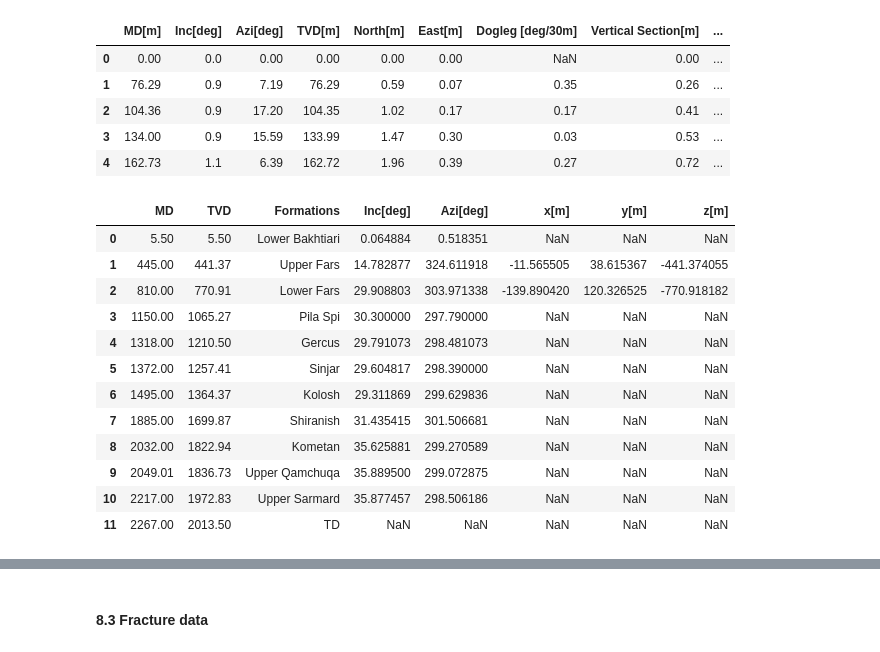
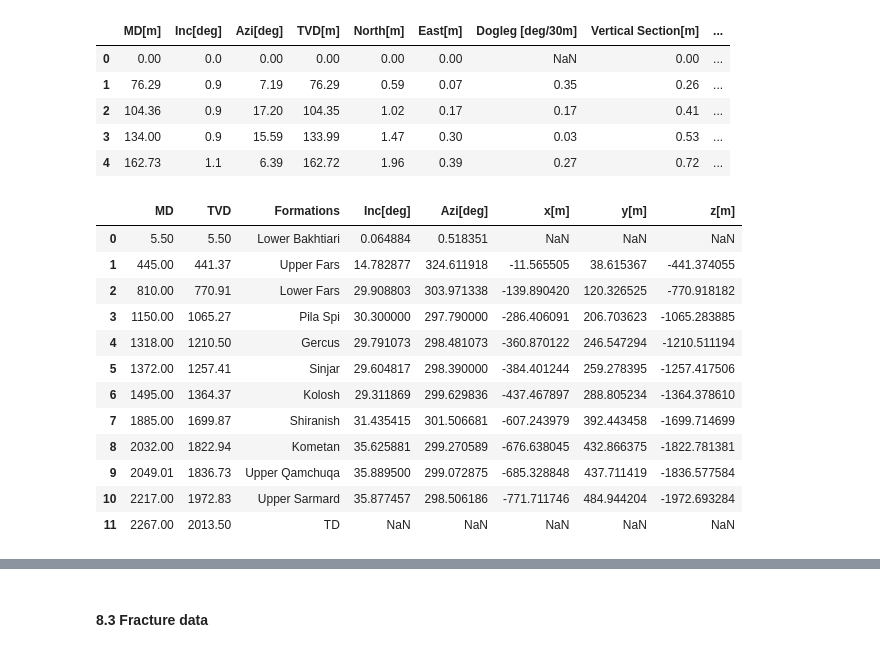
Before and after one commit to Zabamund/fracture-SFA, a Jupyter notebook: notebooks/SFA_Notebook.ipynb, the cells around one changed output, grey strips where cells are left out. Saved outputs shown, nothing was run; the diff lists cells and outputs as text; code cells hidden in the pictures.

Commit message:
moved function to utils

```diff
--- a/notebooks/SFA_Notebook.ipynb
+++ b/notebooks/SFA_Notebook.ipynb
@@ -203,41 +203,6 @@ survey_edt[39:42]
 survey_info['Survey Info'][0]
 # %% [output]
 "All data is in Metres unless otherwise stated\r\nCoordinates are from Installation MD's are from Rig and TVD's are from Rig ( Actual Datum #1 430.1m above Mean Sea Level )\r\nVertical Section is from ...
-# %%
-def mdia_to_xyz_minCurve(deviation):
-    """
-    A function to convert a well deviation (path of csv file) given in MD[m], incl[deg], azi[deg]
-    into an xyz array with x[m], y[m], z[m] using the minimum curvature method
-    according to: [drillingformulas.com](http://bit.ly/2MNp7U0)
-    """
-    # read data
-    data = pd.read_csv(deviation, sep=',', header='infer')
-    # clean data
-    data.drop(columns=['Unnamed: 0'], inplace=True)
-    # add columns needed for calculations
-    data['Dogleg_rad [rad/30m]'] = np.radians(data['Dogleg [deg/30m]'])
-    data['RatioFactor'] = (2 / data['Dogleg_rad [rad/30m]']) * np.tan(data['Dogleg_rad [rad/30m]'] / 2)
-    print(data['RatioFactor'][39:42])
-    data['RatioFactor'].replace(np.nan, 1, inplace=True)
-    print(data['RatioFactor'][39:42])
-    # calculate intervals
-    delta_MD = np.array(data['MD[m]'][1:]) - np.array(data['MD[m]'][:-1])
-    # get uppers/lowers
-    RF_lower = np.array(data['RatioFactor'][1:])
-    incl_upper = np.array(data['Inc[deg]'][:-1])
-    incl_lower = np.array(data['Inc[deg]'][1:])
-    azi_upper = np.array(data['Azi[deg]'][:-1])
-    azi_lower = np.array(data['Azi[deg]'][1:])
-    # calculate xyz
-    east_x = delta_MD / 2 * (np.sin(np.radians(incl_upper)) * np.sin(np.radians(azi_upper))
-                             + np.sin(np.radians(incl_lower)) * np.sin(np.radians(azi_lower))) * RF_lower
-
-    north_y = delta_MD / 2 * (np.sin(np.radians(incl_upper)) * np.cos(np.radians(azi_upper))
-                             + np.sin(np.radians(incl_lower)) * np.cos(np.radians(azi_lower))) * RF_lower
-
-    TVD_z = delta_MD / 2 * (np.cos(np.radians(incl_upper)) + np.cos(np.radians(incl_lower))) * RF_lower
-
-    return east_x, north_y, TVD_z
 # %%
 # get xyz arrays for survey
 x_dev = mdia_to_xyz_minCurve('../data/cleanedData/survey_edt.csv')[0]
@@ -370,7 +313,7 @@ survey_edt.head()
 | 3 | 134.00 | 0.9 | 15.59 | 133.99 | 1.47 | 0.30 | 0.03 | 0.53 | ... |
 | 4 | 162.73 | 1.1 | 6.39 | 162.72 | 1.96 | 0.39 | 0.27 | 0.72 | ... |
 # %%
-def top_incAzi(tops_df):
+def top_incAziXYZ(tops_df, survey_edt):
     """
     Takes a tops dataframe and returns same dataframe with addtional columns
     for Inc and Azi based on:
@@ -419,19 +362,19 @@ def top_incAzi(tops_df):
                 break
     return tops_df
 # %%
-tops = top_incAzi(tops)
+tops = top_incAziXYZ(tops, survey_edt)
 tops
 # %% [output]
 |  | MD | TVD | Formations | Inc[deg] | Azi[deg] | x[m] | y[m] | z[m] |
 | 0 | 5.50 | 5.50 | Lower Bakhtiari | 0.064884 | 0.518351 | NaN | NaN | NaN |
 | 1 | 445.00 | 441.37 | Upper Fars | 14.782877 | 324.611918 | -11.565505 | 38.615367 | -441.374055 |
 | 2 | 810.00 | 770.91 | Lower Fars | 29.908803 | 303.971338 | -139.890420 | 120.326525 | -770.918182 |
-| 3 | 1150.00 | 1065.27 | Pila Spi | 30.300000 | 297.790000 | NaN | NaN | NaN |
-| 4 | 1318.00 | 1210.50 | Gercus | 29.791073 | 298.481073 | NaN | NaN | NaN |
-| 5 | 1372.00 | 1257.41 | Sinjar | 29.604817 | 298.390000 | NaN | NaN | NaN |
-| 6 | 1495.00 | 1364.37 | Kolosh | 29.311869 | 299.629836 | NaN | NaN | NaN |
-| 7 | 1885.00 | 1699.87 | Shiranish | 31.435415 | 301.506681 | NaN | NaN | NaN |
-| 8 | 2032.00 | 1822.94 | Kometan | 35.625881 | 299.270589 | NaN | NaN | NaN |
-| 9 | 2049.01 | 1836.73 | Upper Qamchuqa | 35.889500 | 299.072875 | NaN | NaN | NaN |
-| 10 | 2217.00 | 1972.83 | Upper Sarmard | 35.877457 | 298.506186 | NaN | NaN | NaN |
+| 3 | 1150.00 | 1065.27 | Pila Spi | 30.300000 | 297.790000 | -286.406091 | 206.703623 | -1065.283885 |
+| 4 | 1318.00 | 1210.50 | Gercus | 29.791073 | 298.481073 | -360.870122 | 246.547294 | -1210.511194 |
+| 5 | 1372.00 | 1257.41 | Sinjar | 29.604817 | 298.390000 | -384.401244 | 259.278395 | -1257.417506 |
+| 6 | 1495.00 | 1364.37 | Kolosh | 29.311869 | 299.629836 | -437.467897 | 288.805234 | -1364.378610 |
+| 7 | 1885.00 | 1699.87 | Shiranish | 31.435415 | 301.506681 | -607.243979 | 392.443458 | -1699.714699 |
+| 8 | 2032.00 | 1822.94 | Kometan | 35.625881 | 299.270589 | -676.638045 | 432.866375 | -1822.781381 |
+| 9 | 2049.01 | 1836.73 | Upper Qamchuqa | 35.889500 | 299.072875 | -685.328848 | 437.711419 | -1836.577584 |
+| 10 | 2217.00 | 1972.83 | Upper Sarmard | 35.877457 | 298.506186 | -771.711746 | 484.944204 | -1972.693284 |
 | 11 | 2267.00 | 2013.50 | TD | NaN | NaN | NaN | NaN | NaN |
```
Also changed, not shown: parts of 4 cells of this notebook, 1 other file.
